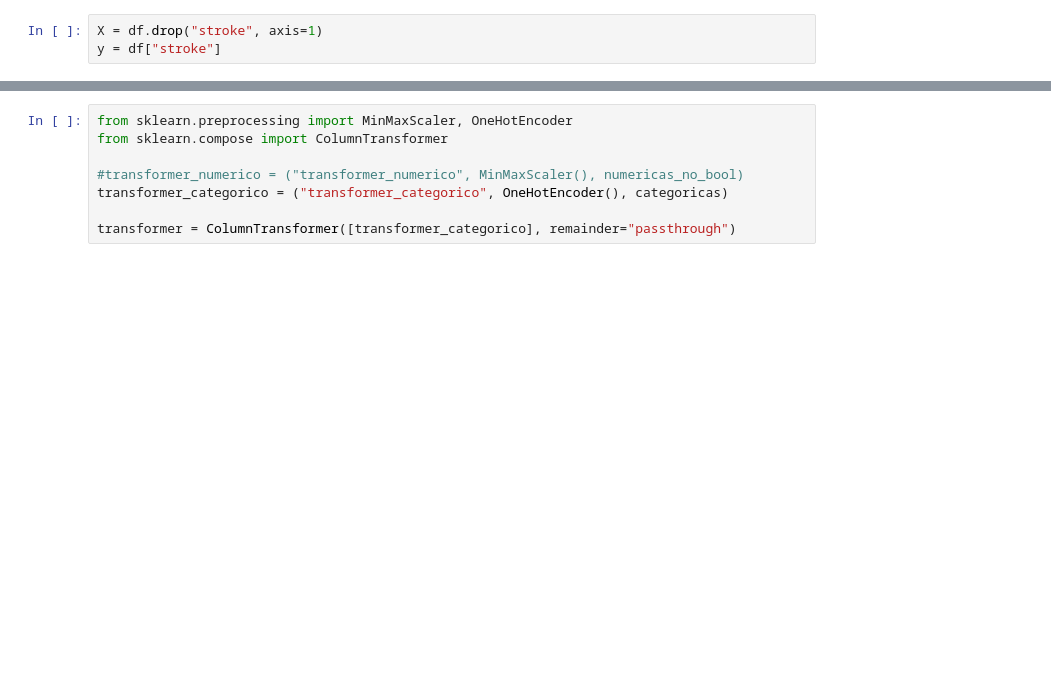
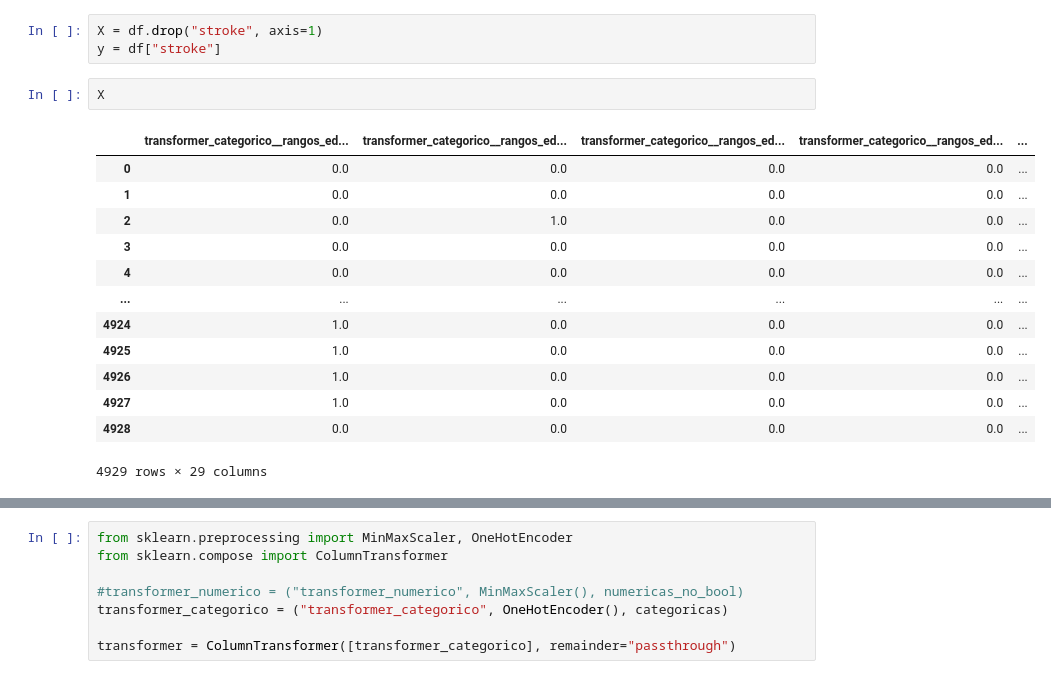
Before and after one commit to Factoria-F5-AI-Bootcamp-1-Edicion/Equipo_Rignon, a Jupyter notebook: Rignon.ipynb, the cells around one changed output, grey strips where cells are left out. Saved outputs shown, nothing was run; the diff lists cells and outputs as text; blank space fills up the shorter version.

```diff
--- a/Rignon.ipynb
+++ b/Rignon.ipynb
@@ -572,3 +571,19 @@ memory usage: 400.6+ KB
 # %%
 X = df.drop("stroke", axis=1)
 y = df["stroke"]
+# %%
+X
+# %% [output]
+|  | transformer_categorico__rangos_ed... | transformer_categorico__rangos_ed... | transformer_categorico__rangos_ed... | transformer_categorico__rangos_ed... | ... |
+| 0 | 0.0 | 0.0 | 0.0 | 0.0 | ... |
+| 1 | 0.0 | 0.0 | 0.0 | 0.0 | ... |
+| 2 | 0.0 | 1.0 | 0.0 | 0.0 | ... |
+| 3 | 0.0 | 0.0 | 0.0 | 0.0 | ... |
+| 4 | 0.0 | 0.0 | 0.0 | 0.0 | ... |
+| ... | ... | ... | ... | ... | ... |
+| 4924 | 1.0 | 0.0 | 0.0 | 0.0 | ... |
+| 4925 | 1.0 | 0.0 | 0.0 | 0.0 | ... |
+| 4926 | 1.0 | 0.0 | 0.0 | 0.0 | ... |
+| 4927 | 1.0 | 0.0 | 0.0 | 0.0 | ... |
+| 4928 | 0.0 | 0.0 | 0.0 | 0.0 | ... |
+4929 rows × 29 columns
```
Also changed, not shown: parts of 25 cells of this notebook.
